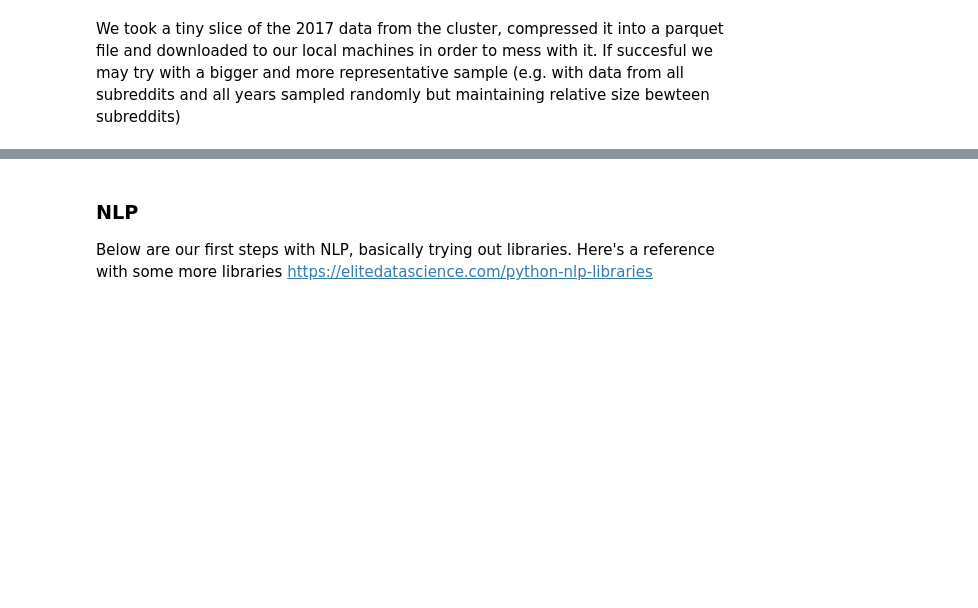
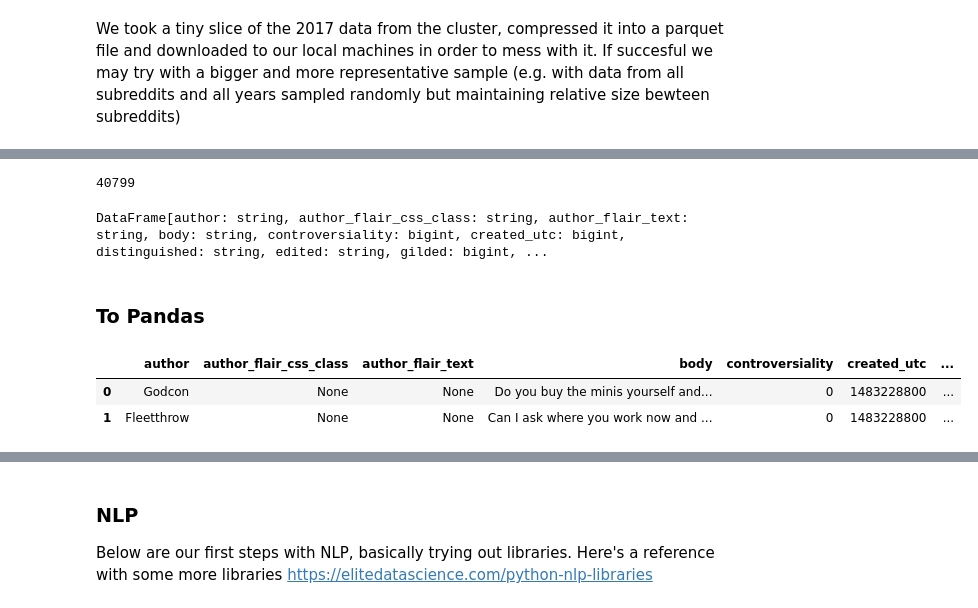
Before and after one commit to VashMKS/ada-project, a Jupyter notebook: Milestone 2.ipynb, the cells around one changed output, grey strips where cells are left out. Cells and saved outputs as stored; diff of their text form; code cells hidden in the pictures; blank space fills up the shorter version.

```diff
--- a/Milestone 2.ipynb
+++ b/Milestone 2.ipynb
@@ -36,0 +170,10 @@ sample = spark.read.parquet(DATA_DIR + 'sample_2017_01.parquet')
+# %%
+df_spark[['subreddit_id']].distinct().count()
+# %% [output]
+40799
+# %%
+df_spark.filter('controversiality = 1') #.count()
+# %% [output]
+DataFrame[author: string, author_flair_css_class: string, author_flair_text: string, body: string, controversiality: bigint, created_utc: bigint, distinguished: string, edited: string, gilded: bigint, ...
+# %% [markdown]
+### To Pandas
@@ -36,0 +184,6 @@ sample = spark.read.parquet(DATA_DIR + 'sample_2017_01.parquet')
+# %%
+df_pd.head(2)
+# %% [output]
+|  | author | author_flair_css_class | author_flair_text | body | controversiality | created_utc | ... |
+| 0 | Godcon | None | None | Do you buy the minis yourself and... | 0 | 1483228800 | ... |
+| 1 | Fleetthrow | None | None | Can I ask where you work now and ... | 0 | 1483228800 | ... |
```
Also changed, not shown: parts of 32 cells of this notebook.
